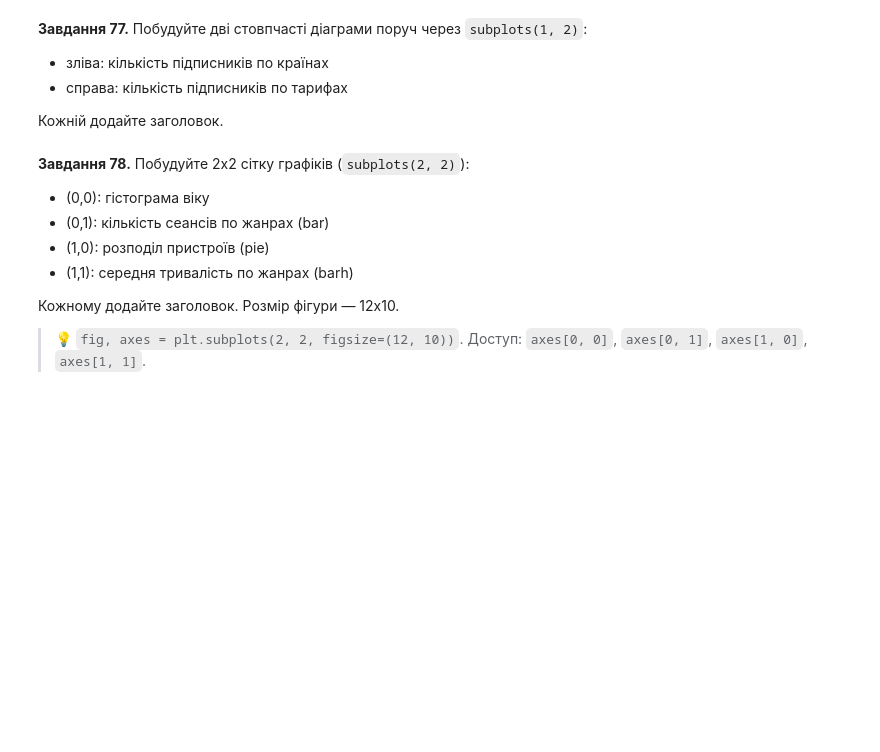
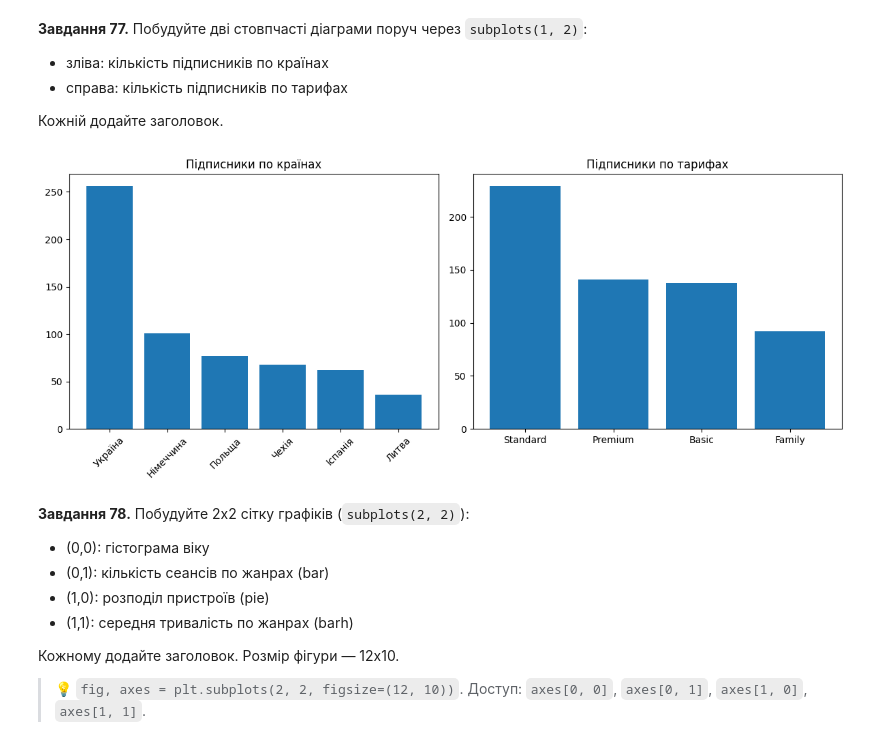
Before and after one commit to NadiiaIvashchuk/DTA_2026, a Jupyter notebook: classmade/pandas_viz_practice.ipynb, the cells around one changed output. Cells and saved outputs as stored; diff of their text form; code cells hidden in the pictures; blank space fills up the shorter version.

```diff
--- a/classmade/pandas_viz_practice.ipynb
+++ b/classmade/pandas_viz_practice.ipynb
@@ -1402,3 +1432,23 @@ plt.show()
+# %%
+# Завдання 77:
+fig, axes = plt.subplots(1, 2, figsize=(12, 5))
+# Kількість підписників по країнах
+country_counts = subs['country'].value_counts()
+
+axes[0].bar(country_counts.index, country_counts.values)
+axes[0].set_title('Підписники по країнах')
+axes[0].tick_params(axis='x', rotation=45)
+
+# Кількість підписників по тарифах
+plan_counts = subs['plan'].value_counts()
+
+axes[1].bar(plan_counts.index, plan_counts.values)
+axes[1].set_title('Підписники по тарифах')
+
+plt.tight_layout()
+plt.show()
+# %% [output]
+[figure, added]
 # %% [markdown]
 **Завдання 78.** Побудуйте 2x2 сітку графіків (`subplots(2, 2)`):
 - (0,0): гістограма віку
```
Also changed, not shown: parts of 12 cells of this notebook.
